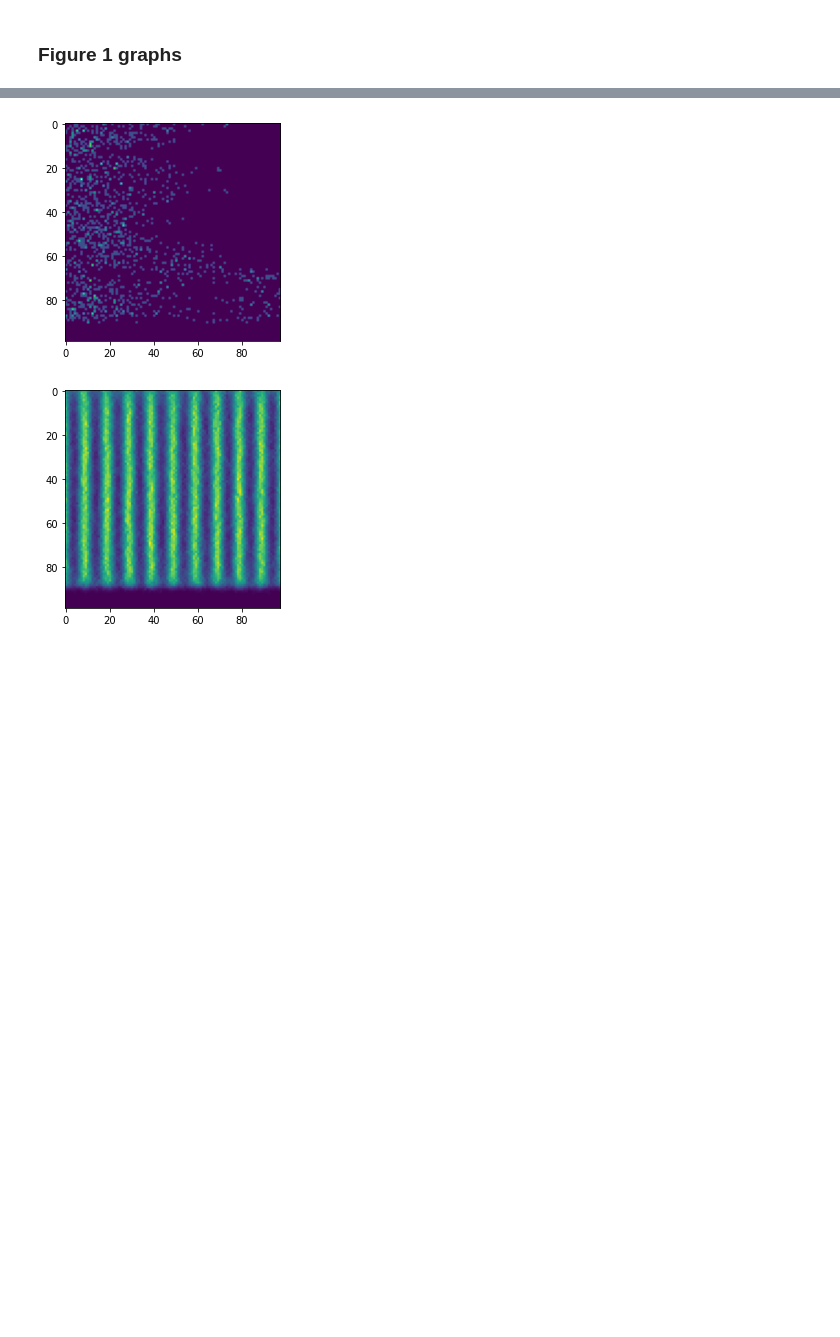
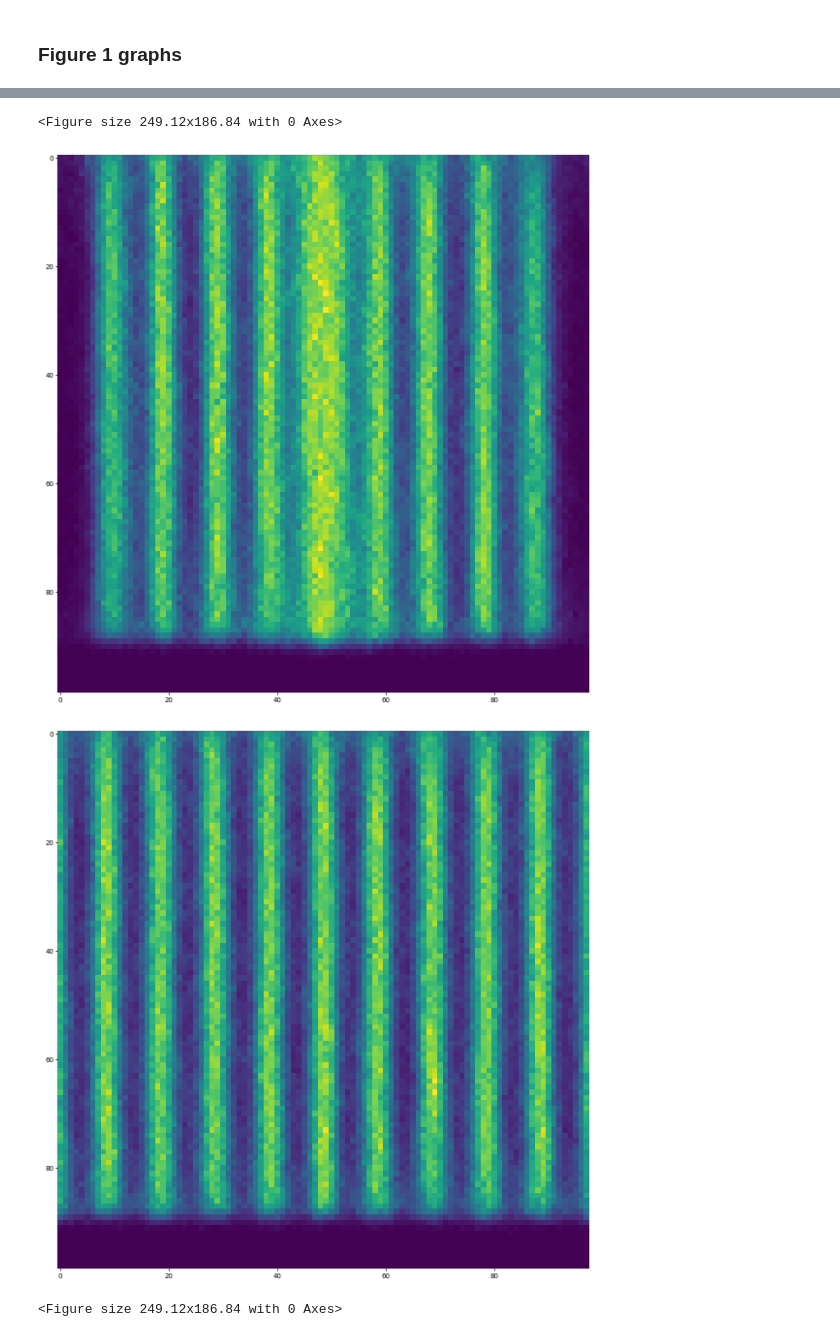
Before and after one commit to LevoSpacewars/Polymer-Tilt, a Jupyter notebook: graphs.ipynb, the cells around one changed output, grey strips where cells are left out. Drawn from its saved outputs; the diff is of its cells as text; code cells hidden in the pictures; blank space fills up the shorter version.

```diff
--- a/graphs.ipynb
+++ b/graphs.ipynb
@@ -37,5 +21,5 @@ The animation.avconv_args rcparam was deprecated in Matplotlib 3.3 and will be r
 # %%
-figure_1_folders = ['1','10000']
+figure_1_folders = ['349','148']
 fig1data = []
 fig1heatmaps = [[],[]]
 for name in figure_1_folders:
@@ -50,7 +34,8 @@ for data in fig1data:
 plt.savefig("compvalues.png", transparent = True)
 for mp in fig1heatmaps:
     fig = plt.figure()
+    fig = plt.figure(figsize=(10,10))
     plt.imshow(mp[0])
-    fig = plt.figure()
+    fig = plt.figure(figsize=(10,10))
     plt.imshow(mp[1])
 # %% [output]
@@ -58,2 +43,4 @@ for mp in fig1heatmaps:
+<Figure size 249.12x186.84 with 0 Axes>
-[figure, old version]
+[figure, new version]
-[figure, old version]
+[figure, new version]
+<Figure size 249.12x186.84 with 0 Axes>
```
Also changed, not shown: parts of 7 cells of this notebook, 1 other file.
